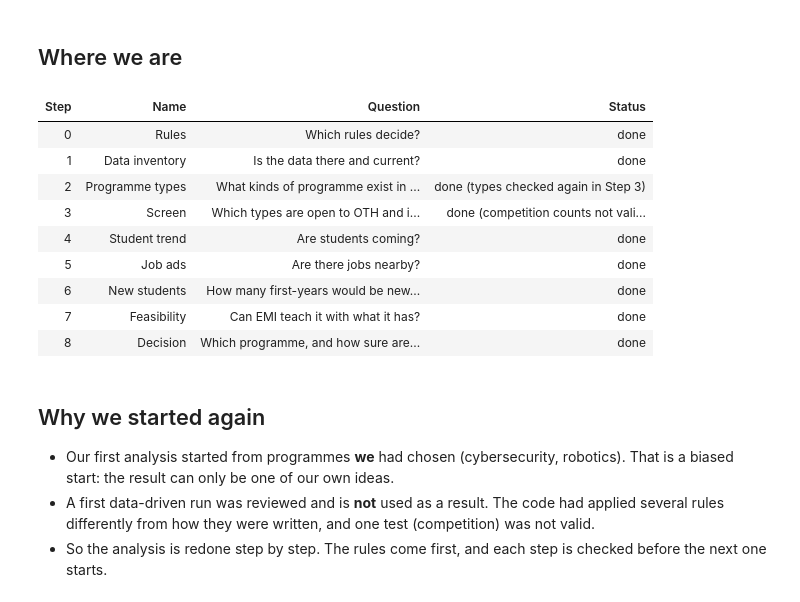
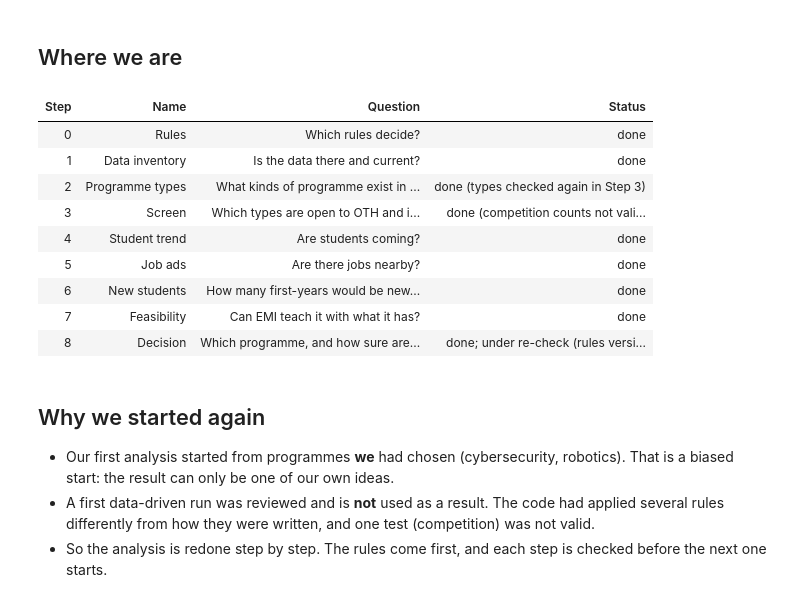
Before and after one commit to SomanthaManuranga/study-program-intelligence, a Jupyter notebook: notebooks/funnel_progress.ipynb, the cells around one changed output. Drawn from its saved outputs; the diff is of its cells as text; code cells hidden in the pictures.

Commit message:
Funnel re-check: result marked preliminary; README, explainer and notebook corrected to what the re-check established; Soma's three rerun decisions logged

```diff
--- a/notebooks/funnel_progress.ipynb
+++ b/notebooks/funnel_progress.ipynb
@@ -33,27 +33,27 @@ Rules loaded: 17 blocks - definitions, universe, text, similarity, discovery, po
 # %%
 STATUS = [   # updated after every finished step
     (0, "Rules", "Which rules decide?", "done"),
     (1, "Data inventory", "Is the data there and current?", "done"),
     (2, "Programme types", "What kinds of programme exist in Germany?", "done (types checked again in Step 3)"),
     (3, "Screen", "Which types are open to OTH and in EMI's field? How much competition is near?", "done (competition counts not validated)"),
     (4, "Student trend", "Are students coming?", "done"),
     (5, "Job ads", "Are there jobs nearby?", "done"),
     (6, "New students", "How many first-years would be new to OTH?", "done"),
     (7, "Feasibility", "Can EMI teach it with what it has?", "done"),
-    (8, "Decision", "Which programme, and how sure are we?", "done"),
+    (8, "Decision", "Which programme, and how sure are we?", "done; under re-check (rules version 4)"),
 ]
 show(pd.DataFrame(STATUS, columns=["Step", "Name", "Question", "Status"]))
 # %% [output]
 | Step | Name | Question | Status |
 | 0 | Rules | Which rules decide? | done |
 | 1 | Data inventory | Is the data there and current? | done |
 | 2 | Programme types | What kinds of programme exist in ... | done (types checked again in Step 3) |
 | 3 | Screen | Which types are open to OTH and i... | done (competition counts not vali... |
 | 4 | Student trend | Are students coming? | done |
 | 5 | Job ads | Are there jobs nearby? | done |
 | 6 | New students | How many first-years would be new... | done |
 | 7 | Feasibility | Can EMI teach it with what it has? | done |
-| 8 | Decision | Which programme, and how sure are... | done |
+| 8 | Decision | Which programme, and how sure are... | done; under re-check (rules versi... |
 # %% [markdown]
 ## Why we started again
 
```
Also changed, not shown: parts of 4 cells of this notebook, 5 other files.
